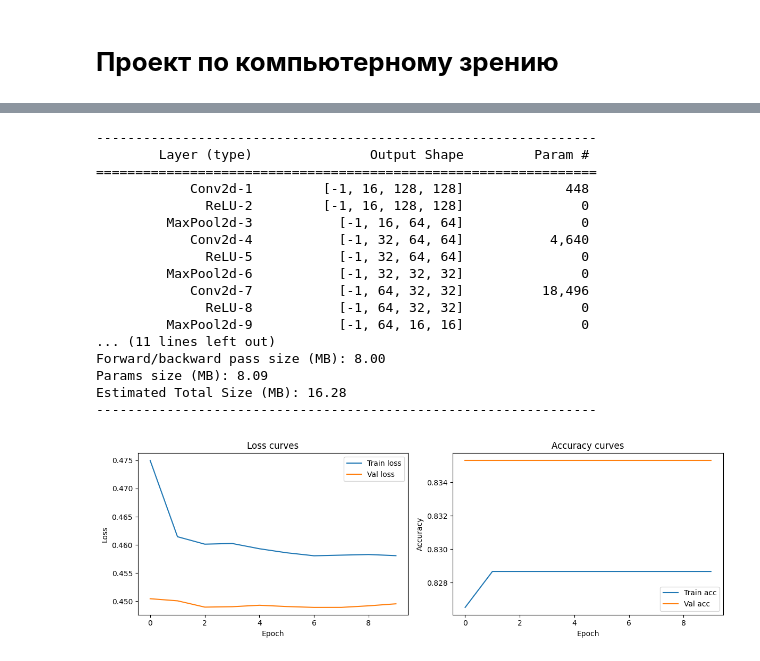
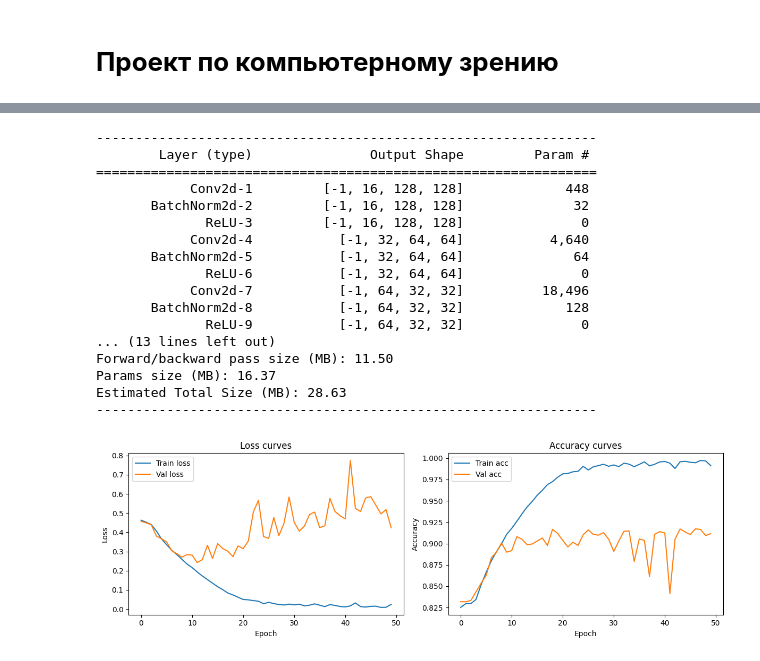
Before and after one commit to Harkt192/YaML-Deepfake, a Jupyter notebook: main.ipynb, the cells around one changed output, grey strips where cells are left out. Drawn from its saved outputs; the diff is of its cells as text; code cells hidden in the pictures.

Commit message:
New models, deep learning

```diff
--- a/main.ipynb
+++ b/main.ipynb
@@ -192,22 +417,22 @@ CNN(
   )
 )
 # %%
-summary(model, input_size=(3, 128, 128))
+modelV4.show_summary()
 # %% [output]
 ----------------------------------------------------------------
         Layer (type)               Output Shape         Param #
 ================================================================
             Conv2d-1         [-1, 16, 128, 128]             448
-              ReLU-2         [-1, 16, 128, 128]               0
-         MaxPool2d-3           [-1, 16, 64, 64]               0
+       BatchNorm2d-2         [-1, 16, 128, 128]              32
+              ReLU-3         [-1, 16, 128, 128]               0
             Conv2d-4           [-1, 32, 64, 64]           4,640
-              ReLU-5           [-1, 32, 64, 64]               0
-         MaxPool2d-6           [-1, 32, 32, 32]               0
+       BatchNorm2d-5           [-1, 32, 64, 64]              64
+              ReLU-6           [-1, 32, 64, 64]               0
             Conv2d-7           [-1, 64, 32, 32]          18,496
-              ReLU-8           [-1, 64, 32, 32]               0
-         MaxPool2d-9           [-1, 64, 16, 16]               0
-... (11 lines left out)
-Forward/backward pass size (MB): 8.00
-Params size (MB): 8.09
-Estimated Total Size (MB): 16.28
+       BatchNorm2d-8           [-1, 64, 32, 32]             128
+              ReLU-9           [-1, 64, 32, 32]               0
+... (13 lines left out)
+Forward/backward pass size (MB): 11.50
+Params size (MB): 16.37
+Estimated Total Size (MB): 28.63
 ----------------------------------------------------------------
@@ -248,7 +465,7 @@ def show_losses(
     plt.tight_layout()
     plt.show()
 # %%
-def train_epoch(model, loader):
+def train_epoch(model, loader, optimizer):
     model.train()
     total_loss = 0
     correct = 0
@@ -262,7 +479,9 @@ def train_epoch(model, loader):
         optimizer.step()
 
         total_loss += loss.item()
-        preds = (outputs > 0.5).float()
+        probs = torch.sigmoid(outputs)
+
+        preds = (probs > 0.5).int()
         correct += (preds == labels).sum().item()
 
     avg_loss = total_loss / len(loader)
@@ -270,8 +489,8 @@ def train_epoch(model, loader):
     return avg_loss, accuracy
 
 
-@torch.inference_mode()  # no_grad()
-def evaluate(model, loader):
+@torch.inference_mode()  # аналог no_grad()
+def evaluate(model, loader, optimizer):
     model.eval()
     total_loss = 0
     correct = 0
@@ -282,7 +501,9 @@ def evaluate(model, loader):
         loss = criterion(outputs, labels)
 
         total_loss += loss.item()
-        preds = (outputs > 0.5).float()
+        probs = torch.sigmoid(outputs)
+
+        preds = (probs > 0.5).int()
         correct += (preds == labels).sum().item()
 
     avg_loss = total_loss / len(loader)
@@ -294,7 +515,8 @@ def train(
         model,
         _train_loader,
         _val_loader,
-        epochs=10
+        optimizer,
+        epochs: int = 10
 ):
     train_losses = []
     val_losses = []
@@ -302,8 +524,16 @@ def train(
     val_accs = []
 
     for epoch in range(epochs):
-        train_loss, train_acc = train_epoch(model, _train_loader)
-        val_loss, val_acc = evaluate(model, _val_loader)
+        train_loss, train_acc = train_epoch(
+            model,
+            _train_loader,
+            optimizer
+        )
+        val_loss, val_acc = evaluate(
+            model,
+            _val_loader,
+            optimizer
+        )
 
         train_losses.append(train_loss)
         val_losses.append(val_loss)
@@ -317,12 +547,20 @@ def train(
             val_accs_hist=val_accs
         )
         print(f"Epoch {epoch + 1}/{epochs} | Train Loss: {train_loss:.4f} | Train Acc: {train_acc:.4f} | Val Loss: {val_loss:.4f} | Val Acc: {val_acc:.4f}")
+
+    return {
+        "train_losses": train_losses,
+        "val_losses": val_losses,
+        "train_accs": train_accs,
+        "val_accs": val_accs
+    }
 # %%
-train(
-    model=model,
+history_data_V3 = train(
+    model=modelV3,
     _train_loader=train_loader,
     _val_loader=val_loader,
-    epochs=10
+    optimizer=optimizerV3,
+    epochs=50
 )
 # %% [output]
-[figure, old version]
+[figure, new version]
```
Also changed, not shown: parts of 16 cells of this notebook, 1 other file.
